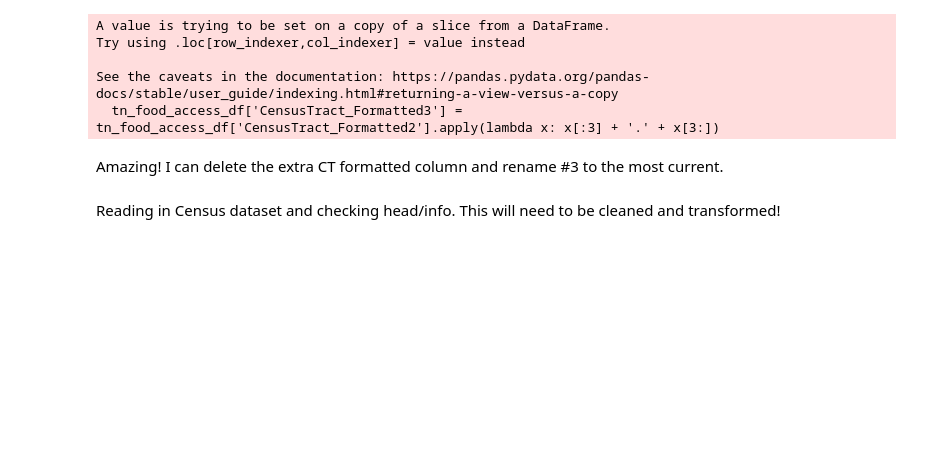
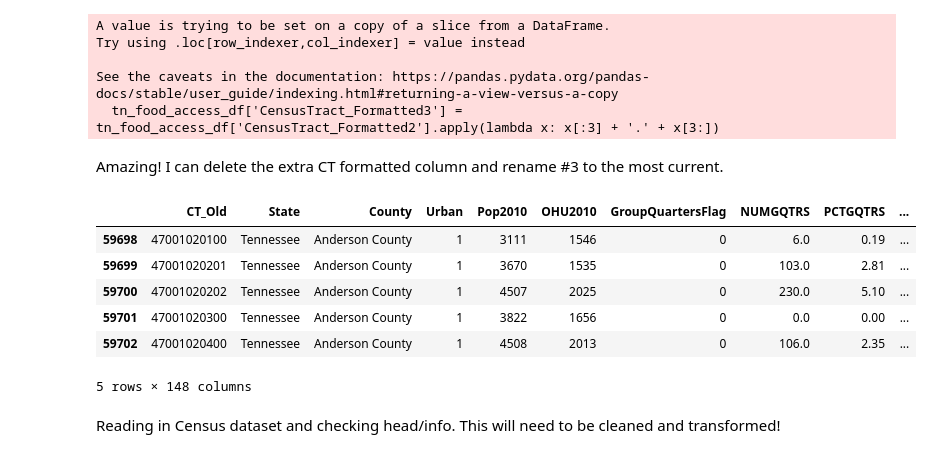
Before and after one commit to marthahunter/food-access, a Jupyter notebook: notebooks/food_access.ipynb, the cells around one changed output. Drawn from its saved outputs; the diff is of its cells as text; code cells hidden in the pictures; blank space fills up the shorter version.

```diff
--- a/notebooks/food_access.ipynb
+++ b/notebooks/food_access.ipynb
@@ -103,6 +103,16 @@ del tn_food_access_df['CensusTract_Formatted2']
 # df = df.rename(columns={'A': 'X'})
 
 tn_food_access_df = tn_food_access_df.rename(columns={'CensusTract':'CT_Old','CensusTract_Formatted3':'CT_Clean'})
+# %%
+tn_food_access_df.head()
+# %% [output]
+|  | CT_Old | State | County | Urban | Pop2010 | OHU2010 | GroupQuartersFlag | NUMGQTRS | PCTGQTRS | ... |
+| 59698 | 47001020100 | Tennessee | Anderson County | 1 | 3111 | 1546 | 0 | 6.0 | 0.19 | ... |
+| 59699 | 47001020201 | Tennessee | Anderson County | 1 | 3670 | 1535 | 0 | 103.0 | 2.81 | ... |
+| 59700 | 47001020202 | Tennessee | Anderson County | 1 | 4507 | 2025 | 0 | 230.0 | 5.10 | ... |
+| 59701 | 47001020300 | Tennessee | Anderson County | 1 | 3822 | 1656 | 0 | 0.0 | 0.00 | ... |
+| 59702 | 47001020400 | Tennessee | Anderson County | 1 | 4508 | 2013 | 0 | 106.0 | 2.35 | ... |
+5 rows × 148 columns
 # %% [markdown]
 Reading in Census dataset and checking head/info. This will need to be cleaned and transformed!
 # %%
```
Also changed, not shown: parts of 8 cells of this notebook.
